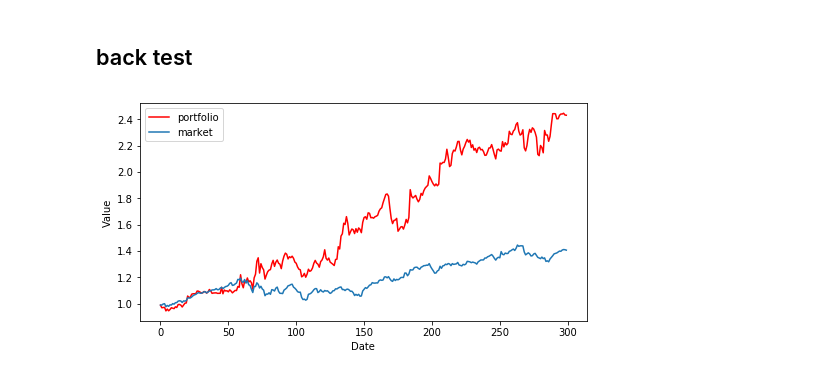
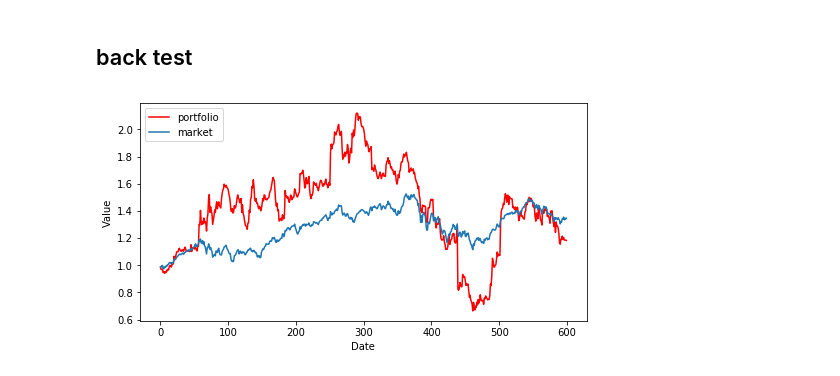
Before and after one commit to yanxurui/portfolio, a Jupyter notebook: deep portfolio.ipynb, the cells around one changed output. Cells and saved outputs as stored; diff of their text form; code cells hidden in the pictures.

```diff
--- a/deep portfolio.ipynb
+++ b/deep portfolio.ipynb
@@ -73,16 +73,16 @@ class BestStock(nn.Module):
 %aimport dataset
 %autoreload 1
 from dataset import Dataset
-
+from networks import Conv2DNet
 
 # config
 features = ['Open', 'High', 'Low', 'Close']
 stocks = ['AAPL', 'MSFT', 'AMZN', 'GOOGL', 'INTC', 'CSCO', 'CMCSA', 'PEP', 'NFLX', 'ADBE']
 # stocks = ['AAPL', 'MSFT', 'AMZN', 'GOOGL']
 
-epoch = 100 # repeat times
+epoch = 200 # repeat times
 train_batch_num = 100
-batch_size = 10
+batch_size = 30
 channel = len(features)
 assets = len(stocks) + 1 # m assets including cash
 window = 5 # using historical price in the past few days as features
@@ -119,7 +119,8 @@ logger.addHandler(file)
 logger.addHandler(console)
 
 # construct model
-net = Net((batch_size, channel, assets, window))
+#net = Net((batch_size, channel, assets, window))
+net=Conv2DNet(batch_size, channel, assets, window)
 net.reset_parameters()
 logger.info(net)
 optimizer = optim.Adam(net.parameters(), lr=0.001)
@@ -127,6 +128,7 @@ criterion = BestStock()
 
 def train_step(X, y):
     X, y = torch.Tensor(X), torch.Tensor(y)
+    print(X.size(), y.size())
     optimizer.zero_grad()   # zero the gradient buffers
     output = net(X)
     loss = criterion(output, y)
@@ -197,32 +170,32 @@ def load_model(path):
     checkpoint = torch.load(path)
     net.load_state_dict(checkpoint['net'])
     net.eval()
 # load_model(save_path)
 
 backtest_return = []
-test_batch_num = 300
+test_batch_num = 600
 
 def reallocate(w):
     # assets that have weights lower than cash are eliminated
     cash = w[:, 0][:, None]
     w[w < cash] = 0
     w[:, 0] += 1-w.sum(dim=1)
     return w
 
 for i, (X, y) in enumerate(data.test_batch(batch_size=1)):
     X, y = torch.Tensor(X), torch.Tensor(y)
     output = net(X)
     output = reallocate(output)
     backtest_return.extend(torch.sum(output * y, dim=1))
     if test_batch_num and i+1 >= test_batch_num:
         break
 fig2, ax2 = plt.subplots(figsize=(8, 4))
 ax2.set_xlabel('Date')
 ax2.set_ylabel('Value')
 # cumulative return in the last epoch over the whole training period
 ax2.plot((pd.Series(backtest_return)).cumprod(), label='portfolio', color='red')
 ax2.plot(data.baseline()[:len(backtest_return)], label='market')
 ax2.legend(loc='upper left')
 fig2.savefig(os.path.join(save_path, 'test.pdf'))
 # %% [output]
-[figure, old version]
+[figure, new version]
```
Also changed, not shown: parts of 1 cell of this notebook, 30 other files.
